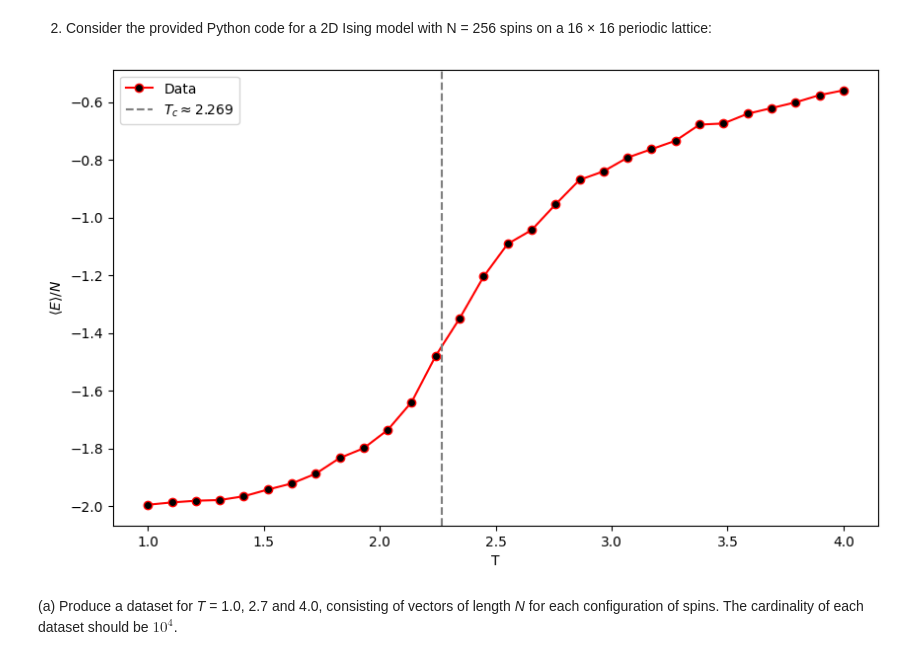
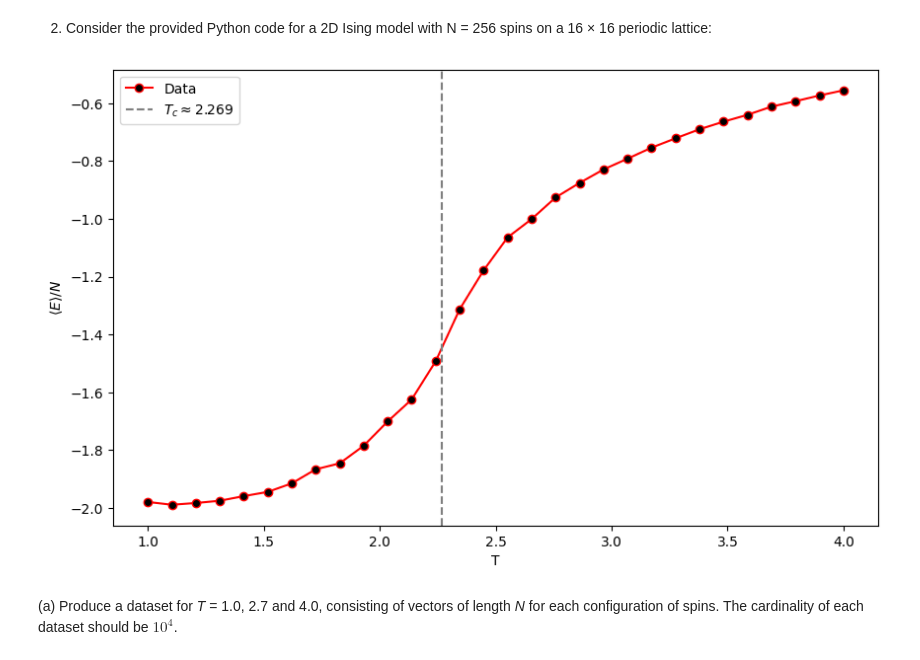
Before and after one commit to allxn753/PHYS449-assignments, a Jupyter notebook: HW1/HW1Q2.ipynb, the cells around one changed output. Saved outputs shown, nothing was run; the diff lists cells and outputs as text; code cells hidden in the pictures.

```diff
--- a/HW1/HW1Q2.ipynb
+++ b/HW1/HW1Q2.ipynb
@@ -78,41 +78,41 @@ def run_mcmc(L, n_samples, temperature, J=1.0):
 
 
 if __name__ == "__main__":
-    L = 10
+    L = 16
     N = L * L
     n_sweeps = 2000
     J = 1.0
 
     plt.style.use("default")
 
     temperatures = np.linspace(1.0, 4.0, 30)
     avg_energies = []
 
     for T in tqdm(temperatures):
         samples, energies = run_mcmc(L, n_sweeps, T, J)
 
         mean_energy_per_spin = np.mean(energies) / N
         avg_energies.append(mean_energy_per_spin)
 
     Tc = 2.269 * J
 
     plt.figure(figsize=(10, 6))
     plt.plot(
         temperatures,
         avg_energies,
         "o-",
         label="Data",
         color="red",
         markerfacecolor="black",
     )
     plt.axvline(x=Tc, color="gray", linestyle="--", label=f"$T_c \\approx {Tc:.3f}$")
 
     plt.xlabel("T")
     plt.ylabel(r"$\langle E \rangle / N$")
     plt.legend()
     plt.show()
 # %% [output]
-[figure, old version]
+[figure, new version]
 # %% [markdown]
 (a) Produce a dataset for *T* = 1.0, 2.7 and 4.0, consisting of vectors of length *N* for
 each configuration of spins. The cardinality of each dataset should be $10^{4}$.
```
Also changed, not shown: parts of 5 cells of this notebook, 3 other files.
